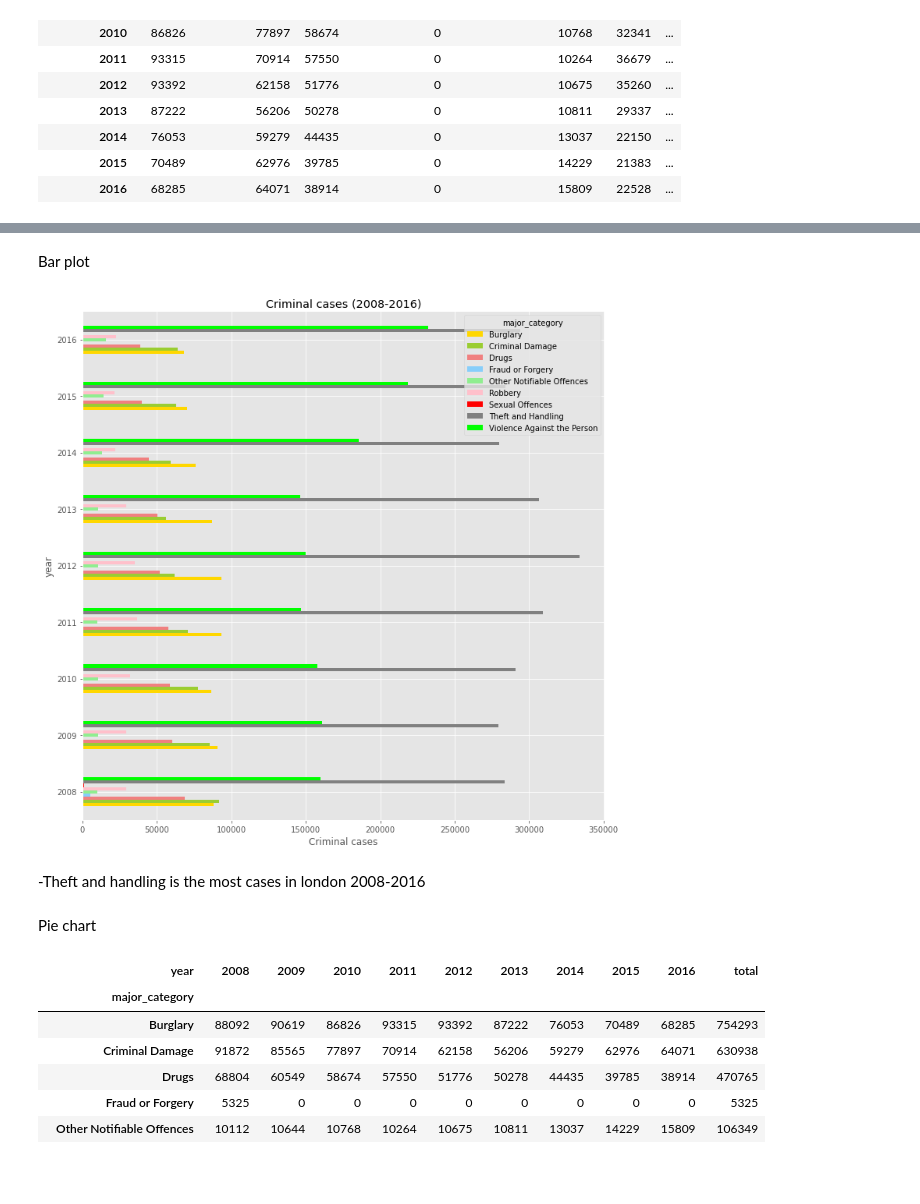
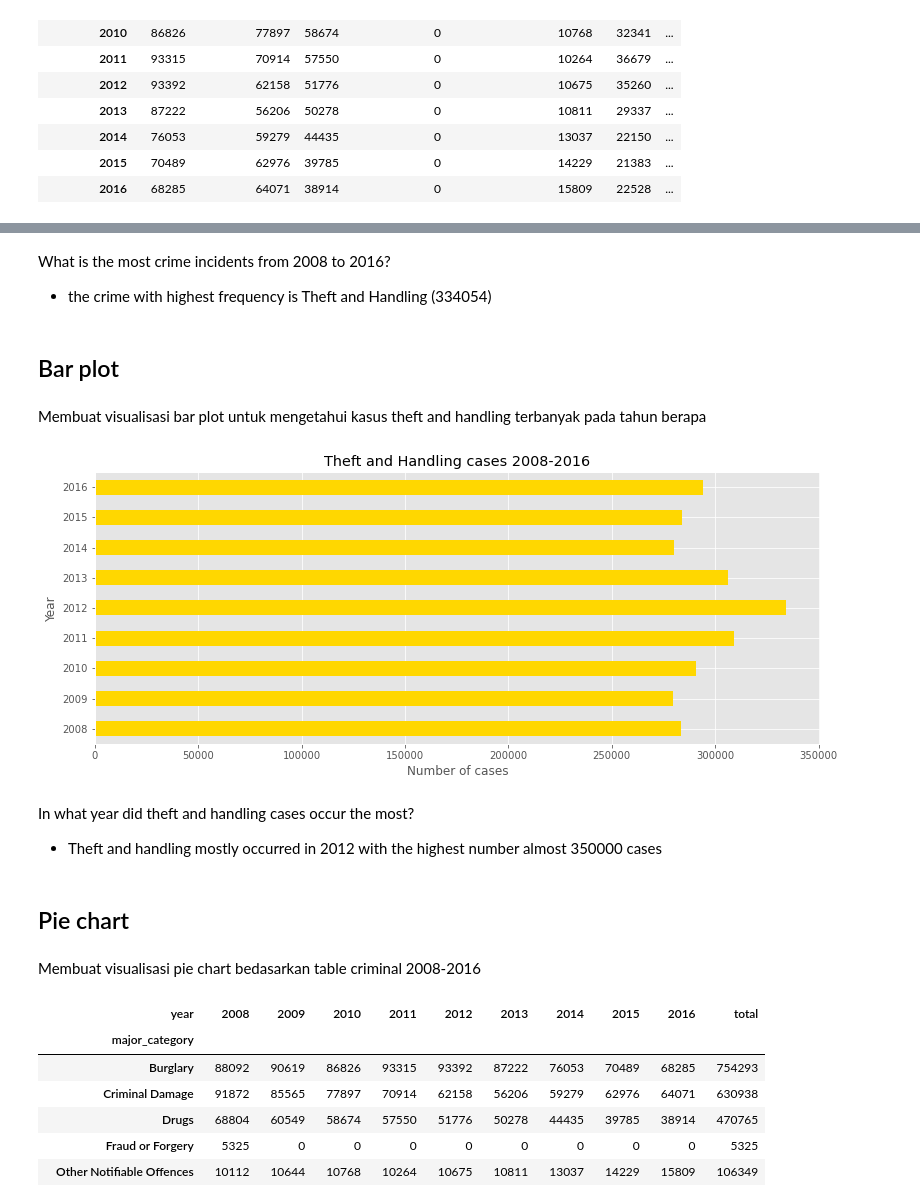
Before and after one commit to ariqfalah/H8_065, a Jupyter notebook: PYTN_Assgn_1_65_Ariq Falah-checkpoint.ipynb, the cells around one changed output, grey strips where cells are left out. Saved outputs shown, nothing was run; the diff lists cells and outputs as text; code cells hidden in the pictures; blank space fills up the shorter version.

```diff
--- a/PYTN_Assgn_1_65_Ariq Falah-checkpoint.ipynb
+++ b/PYTN_Assgn_1_65_Ariq Falah-checkpoint.ipynb
@@ -162,17 +187,27 @@ plt.show()
+# %% [markdown]
+What is the most crime incidents from 2008 to 2016?
+* the crime with highest frequency is Theft and Handling (334054)
 # %% [markdown]
-Bar plot
+## Bar plot
+# %% [markdown]
+Membuat visualisasi bar plot untuk mengetahui kasus theft and handling terbanyak pada tahun berapa
 # %%
-criminal_table.plot(kind='barh', figsize=(12, 12), color=['gold', 'yellowgreen', 'lightcoral', 'lightskyblue', 'lightgreen', 'pink','red','grey','lime'])
-plt.xlabel('Criminal cases')
-plt.title('Criminal cases (2008-2016)')
+criminal_theftnhandling = criminal_table['Theft and Handling']
+criminal_theftnhandling.plot(kind='barh', figsize=(13, 5), color= ['gold'])
+plt.xlabel('Number of cases')
+plt.ylabel('Year')
+plt.title('Theft and Handling cases 2008-2016')
 
 plt.show()
 # %% [output]
-[figure, old version]
+[figure, new version]
-# %% [markdown]
--Theft and handling is the most cases in london 2008-2016
+# %% [markdown]
+In what year did theft and handling cases occur the most?
+* Theft and handling mostly occurred in 2012 with the highest number almost 350000 cases
 # %% [markdown]
-Pie chart
+## Pie chart
+# %% [markdown]
+Membuat visualisasi pie chart bedasarkan table criminal 2008-2016
 # %%
 pie_criminal = criminal_table.transpose()
 pie_criminal['total'] = criminal_table.sum()
```
Also changed, not shown: parts of 18 cells of this notebook, 1 other file.
